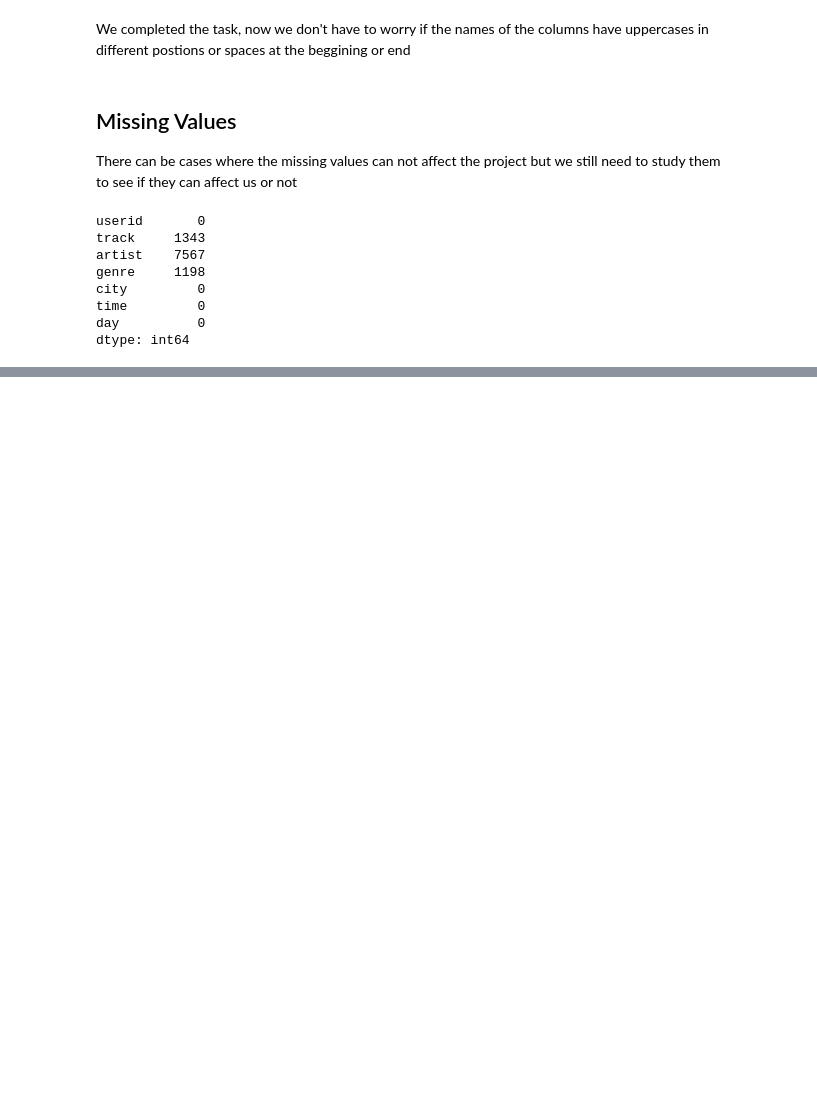
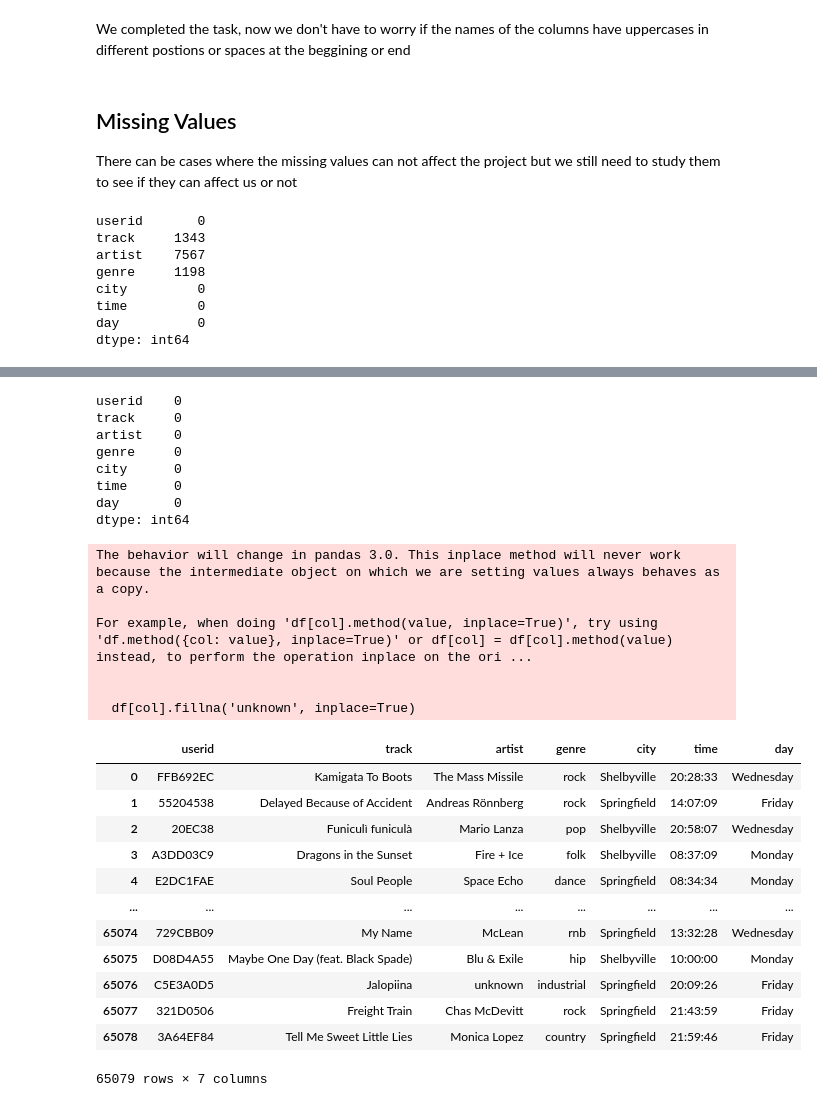
Before and after one commit to BCascante/2nd-DA-Project---Hypothesis-Testing, a Jupyter notebook: DA Project - Hypothesis.ipynb, the cells around one changed output, grey strips where cells are left out. Saved outputs shown, nothing was run; the diff lists cells and outputs as text; code cells hidden in the pictures; blank space fills up the shorter version.

```diff
--- a/DA Project - Hypothesis.ipynb
+++ b/DA Project - Hypothesis.ipynb
@@ -158,0 +166,39 @@ dtype: int64
+# %%
+# Replace the missing values with the string 'unknown'
+columns_to_replace = ['track','artist','genre']
+
+# Create a loop to fill all the missing values at once
+for col in columns_to_replace:
+    df[col].fillna('unknown', inplace=True)
+
+# Show the results
+print(df.isna().sum())
+display(df)
+# %% [output]
+userid    0
+track     0
+artist    0
+genre     0
+city      0
+time      0
+day       0
+dtype: int64
+The behavior will change in pandas 3.0. This inplace method will never work because the intermediate object on which we are setting values always behaves as a copy.
+
+For example, when doing 'df[col].method(value, inplace=True)', try using 'df.method({col: value}, inplace=True)' or df[col] = df[col].method(value) instead, to perform the operation inplace on the ori ...
+
+
+  df[col].fillna('unknown', inplace=True)
+|  | userid | track | artist | genre | city | time | day |
+| 0 | FFB692EC | Kamigata To Boots | The Mass Missile | rock | Shelbyville | 20:28:33 | Wednesday |
+| 1 | 55204538 | Delayed Because of Accident | Andreas Rönnberg | rock | Springfield | 14:07:09 | Friday |
+| 2 | 20EC38 | Funiculì funiculà | Mario Lanza | pop | Shelbyville | 20:58:07 | Wednesday |
+| 3 | A3DD03C9 | Dragons in the Sunset | Fire + Ice | folk | Shelbyville | 08:37:09 | Monday |
+| 4 | E2DC1FAE | Soul People | Space Echo | dance | Springfield | 08:34:34 | Monday |
+| ... | ... | ... | ... | ... | ... | ... | ... |
+| 65074 | 729CBB09 | My Name | McLean | rnb | Springfield | 13:32:28 | Wednesday |
+| 65075 | D08D4A55 | Maybe One Day (feat. Black Spade) | Blu & Exile | hip | Shelbyville | 10:00:00 | Monday |
+| 65076 | C5E3A0D5 | Jalopiina | unknown | industrial | Springfield | 20:09:26 | Friday |
+| 65077 | 321D0506 | Freight Train | Chas McDevitt | rock | Springfield | 21:43:59 | Friday |
+| 65078 | 3A64EF84 | Tell Me Sweet Little Lies | Monica Lopez | country | Springfield | 21:59:46 | Friday |
+65079 rows × 7 columns
```
Also changed, not shown: parts of 25 cells of this notebook.
